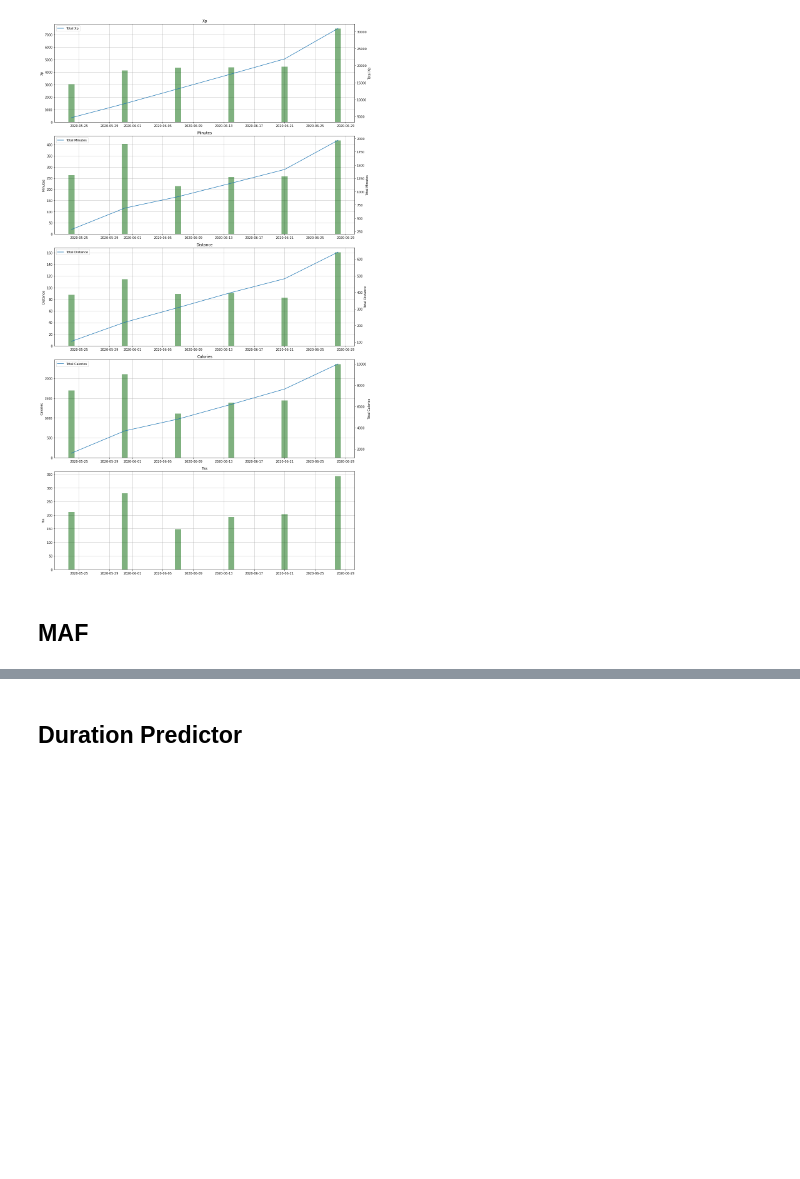
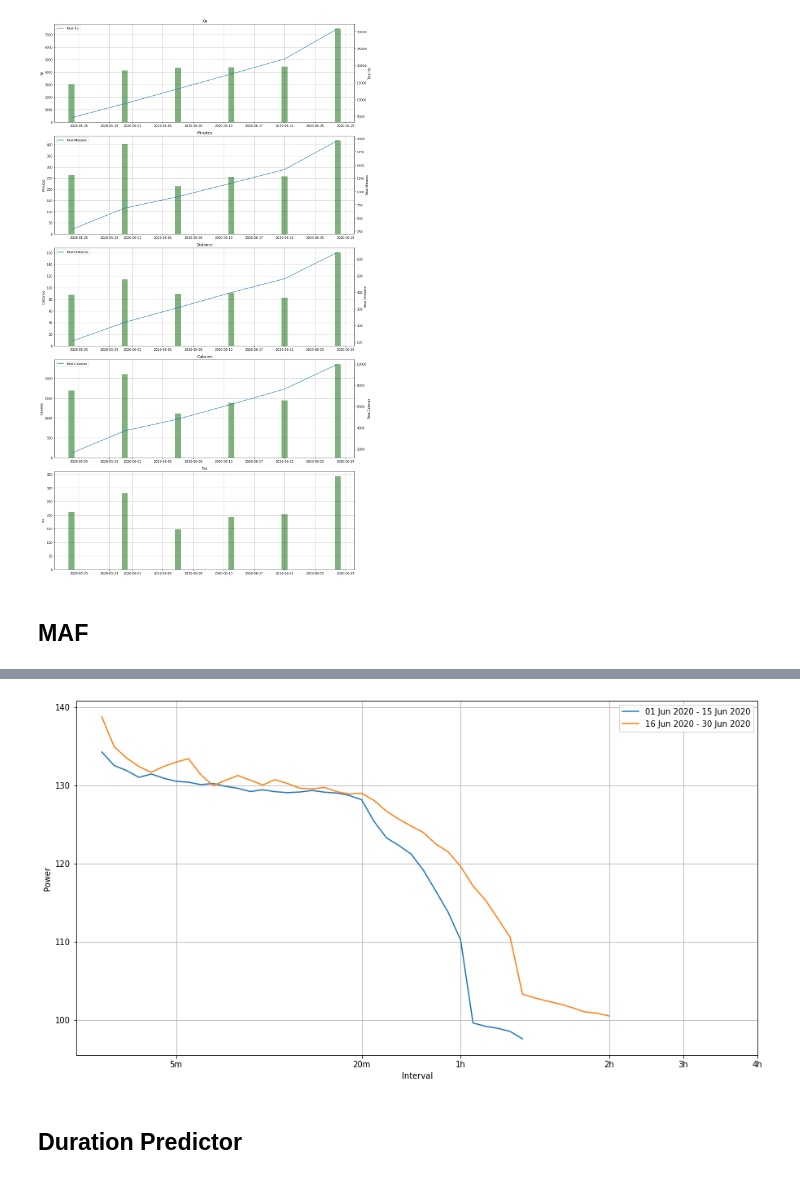
Before and after one commit to bennylp/zwift-training, a Jupyter notebook: zwift-planner.ipynb, the cells around one changed output, grey strips where cells are left out. Cells and saved outputs as stored; diff of their text form; code cells hidden in the pictures; blank space fills up the shorter version.

Commit message:
Added power curve

```diff
--- a/zwift-planner.ipynb
+++ b/zwift-planner.ipynb
@@ -230,3 +237,93 @@ maf_report()
+# %%
+import power_util
+
+rides_dir = '/home/bennylp/Desktop/Google Drive/My Drive/Personal/Cycling/activities/rides'
+
+def power_curves(periods, min_interval=None, max_interval=None, max_hr=None):
+    fig, ax = plt.subplots(nrows=1, ncols=1, figsize=(15,8))
+
+    def sec_to_str(sec):
+        s = f'{sec//3600:02d}:{(sec%3600)//60:02d}:{sec % 60:02d}'
+        s = re.sub(r'^00:', '', s)
+        s = re.sub(r'^00:', '', s)
+        return s
+
+    power_intervals = None
+    for i_period, (from_date, days) in enumerate(periods):
+        to_date = from_date + pd.Timedelta(days=days)
+        df = power_util.calc_power_curve(rides_dir,
+                                         from_date=from_date,
+                                         to_date=to_date,
+                                         max_hr=max_hr)
+        if df is None:
+            continue
+        df = df.drop(columns=['filename', '7',
+                              '11', '12', '13', '14',
+                              '16', '17', '18', '19',
+                              '21', '22', '23', '24', '25',
+                              '26', '27', '28', '29',
+                              '35', '40', '55',
+                              '70', '80', '100', '110'])
+
+        if min_interval is not None:
+            cols = [col for col in df.columns if int(col) >= min_interval]
+            df = df[cols]
+
+        if max_interval is not None:
+            cols = [col for col in df.columns if int(col) <= max_interval]
+            df = df[cols]
+
+        power_cols = [col for col in df.columns]
+        power_intervals = [int(col) for col in power_cols]
+        power_interval_labels = [sec_to_str(i) for i in power_intervals]
+
+        values = [df[col].max() for col in power_cols]
+        label = f"{from_date.strftime('%d %b %Y')} - {to_date.strftime('%d %b %Y')}"
+        ax.plot(range(len(power_cols)), values, label=label,
+                zorder=10+i_period)
+
+    if power_intervals is None:
+        print('Error: no graph can be generated. Check the directory, or the dates')
+        return
+
+    tick_posses = dict([(1, '1s'), (5, '5s'), (10, '10s'), (30, '30s'),
+                        (60, '1m'), (5*60, '5m'), (20*60, '20m'),
+                        (1*3600, '1h'), (2*3600, '2h'), (3*3600, '3h'),
+                        (4*3600, '3h'), (4*3600, '4h'), (5*3600, '5h'),
+                        (6*3600, '6h'), (7*3600, '2h'), (7*3600, '2h'),
+                        (8*3600, '8h'), (11*3600, '11h')])
+
+    xticks = []
+    for i_p, interval in enumerate(power_intervals):
+        if interval in tick_posses:
+            xticks.append( (i_p, tick_posses[interval]) )
+
+    ax.set_xticks([elem[0] for elem in xticks])
+    ax.set_xticklabels([elem[1] for elem in xticks])
+
+    ax.set_ylabel('Power')
+    ax.set_xlabel('Interval')
+    ax.grid()
+    ax.legend()
+    plt.show()
+
+
+power_curves([
+              #(pd.Timestamp('2013-01-01'), 364*1),
+              #(pd.Timestamp('2014-01-01'), 364*1),
+              #(pd.Timestamp('2015-01-01'), 364*1),
+              #(pd.Timestamp('2016-01-01'), 364*1),
+              #(pd.Timestamp('2017-01-01'), 364*1),
+              #(pd.Timestamp('2018-01-01'), 364*1),
+              #(pd.Timestamp('2019-01-01'), 364*1),
+              #(pd.Timestamp('2020-01-01'), 364*1),
+
+              (pd.Timestamp('2020-06-01'), 14),
+              (pd.Timestamp('2020-06-16'), 14),
+              (pd.Timestamp('2020-07-01'), 31),
+             ], min_interval=2*60, max_interval=4*3600, max_hr=128)
+# %% [output]
+[figure, added]
 # %% [markdown]
 ## Duration Predictor
 # %%
```
Also changed, not shown: parts of 4 cells of this notebook, 1 other file.
